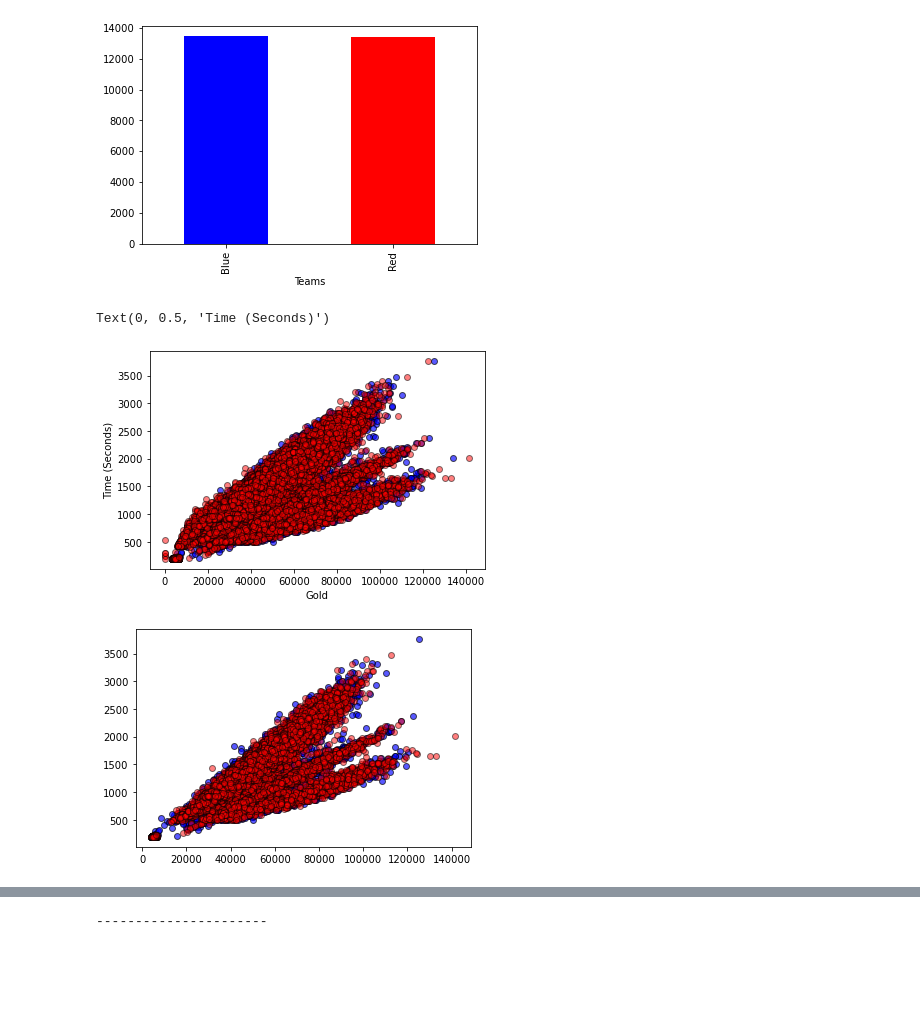
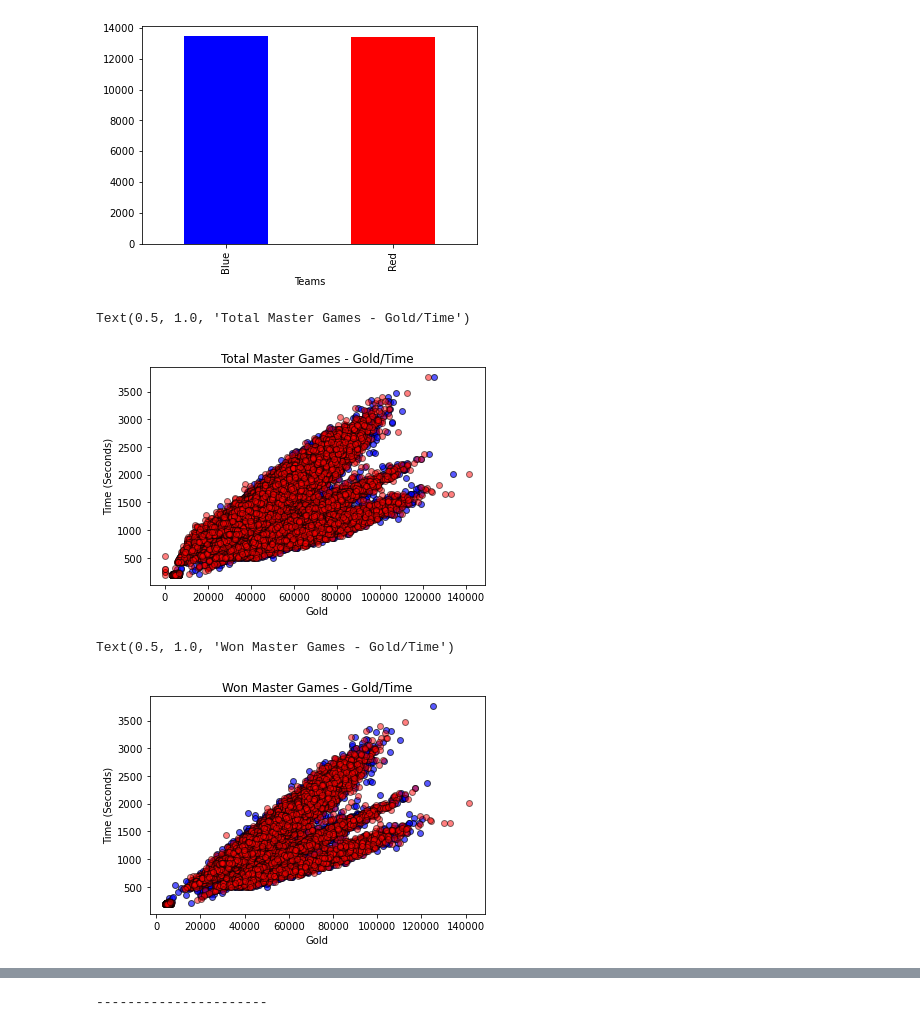
Before and after one commit to josephchancey/riot-lol-match-trends, a Jupyter notebook: Notebooks/LoL Trend Analysis.ipynb, the cells around one changed output, grey strips where cells are left out. Cells and saved outputs as stored; diff of their text form; code cells hidden in the pictures; blank space fills up the shorter version.

```diff
--- a/Notebooks/LoL Trend Analysis.ipynb
+++ b/Notebooks/LoL Trend Analysis.ipynb
@@ -380,18 +380,19 @@ Percentage of wins for red is: 0.49993%
 # %%
 # Plot Game Length vs Gold Income - Master Games
 
 m_df['totalGoldDiff'] = m_df['redTotalGold'] - m_df['blueTotalGold']
 
 master_length_wins_df = m_df[['gameId', 'blueWins', 'redWins', 'blueTotalGold', 'gameDuraton', 'redTotalGold']]
 
 # Plot Total Red/Blue game duration against income
 plt.scatter(master_length_wins_df['blueTotalGold'], master_length_wins_df['gameDuraton'], marker="o", facecolors="blue", edgecolors="black", alpha=0.65)
 plt.scatter(master_length_wins_df['redTotalGold'], master_length_wins_df['gameDuraton'], marker="o", facecolors="red", edgecolors="black", alpha=0.50)
 plt.xlabel('Gold')
 plt.ylabel('Time (Seconds)')
+plt.title('Total Master Games - Gold/Time')
 # %% [output]
-Text(0, 0.5, 'Time (Seconds)')
+Text(0.5, 1.0, 'Total Master Games - Gold/Time')
-[figure, old version]
+[figure, new version]
 # %%
 # Plot Game Length vs Gold Income
 
@@ -404,9 +405,10 @@ master_wins_b_rIncome_plot = plt.scatter(m_bluewins_df['blueTotalGold'], m_bluew
 master_wins_b_rIncome_plot = plt.scatter(m_redwins_df['redTotalGold'], m_redwins_df['gameDuraton'], marker="o", facecolors="red", edgecolors="black", alpha=0.50)
 plt.xlabel('Gold')
 plt.ylabel('Time (Seconds)')
-plt.title('Lost Master Games - Gold/Time')
+plt.title('Won Master Games - Gold/Time')
 # %% [output]
+Text(0.5, 1.0, 'Won Master Games - Gold/Time')
-[figure, old version]
+[figure, new version]
 # %%
 # Compare income over time in lost games
 master_loss_b_rIncome_plot = plt.scatter(m_blueloss_df['blueTotalGold'], m_blueloss_df['gameDuraton'], marker="o", facecolors="blue", edgecolors="black", alpha=0.65)
```
Also changed, not shown: parts of 10 cells of this notebook.
